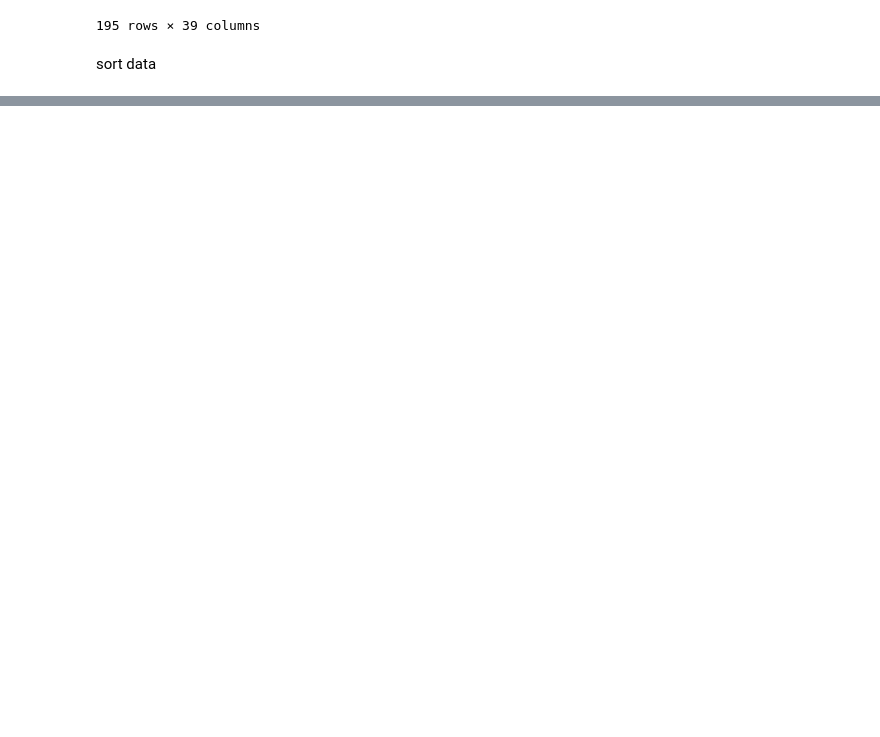
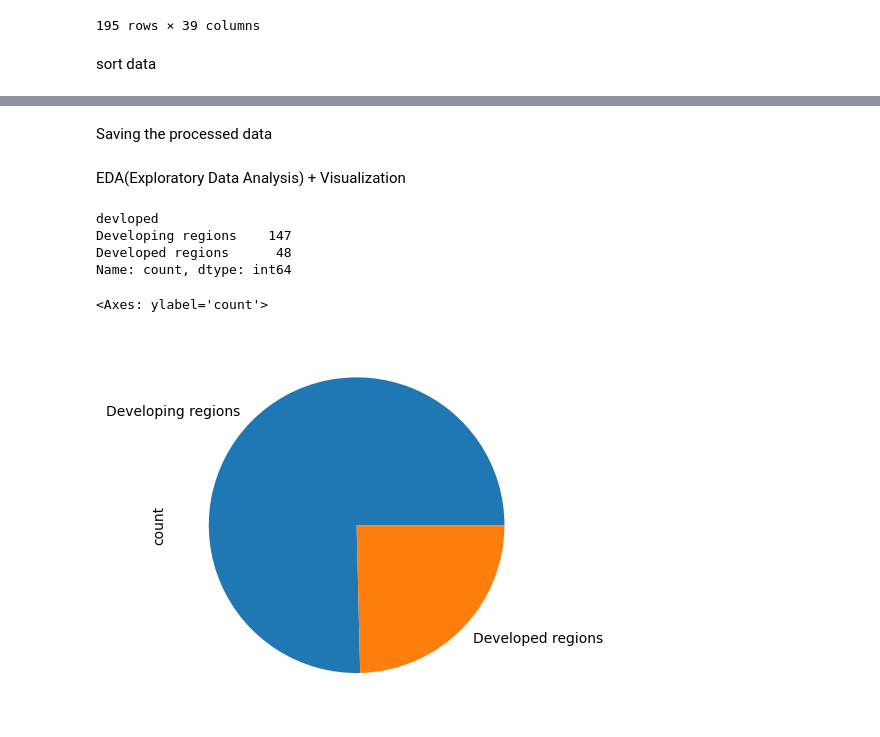
Before and after one commit to Anshikaatandon/DATA-SCIENCE-AND-DATA-ANALYTICS, a Jupyter notebook: analysis.ipynb, the cells around one changed output, grey strips where cells are left out. Saved outputs shown, nothing was run; the diff lists cells and outputs as text; code cells hidden in the pictures; blank space fills up the shorter version.

Commit message:
analysis done

```diff
--- a/analysis.ipynb
+++ b/analysis.ipynb
@@ -252,0 +315,3 @@ analyse the data from only last 5 years and show the visualization
+# %%
+years=range(1980,2014)
+df[years].sum(axis=1)#horizontal sum
@@ -253,3 +331,5 @@ analyse the data from only last 5 years and show the visualization
+# %%
+df['total']=df[years].sum(axis=1)
 # %%
 df
 # %% [output]
@@ -268,0 +351,4 @@ df
+# %%
+df['status']=df['status'].replace('Devloping regions',False)
+df['status']=df['status'].replace('Devloping regions',True)
+df = df.rename(columns={'status':'devloped'})
@@ -268,0 +371,2 @@ df
+# %% [markdown]
+Saving the processed data
@@ -268,0 +375,14 @@ df
+# %% [markdown]
+EDA(Exploratory Data Analysis) + Visualization
+# %%
+df['devloped'].value_counts()
+# %% [output]
+devloped
+Developing regions    147
+Developed regions      48
+Name: count, dtype: int64
+# %%
+df['devloped'].value_counts().plot(kind='pie')
+# %% [output]
+<Axes: ylabel='count'>
+[figure, added]
```
Also changed, not shown: parts of 45 cells of this notebook, 4 other files.
